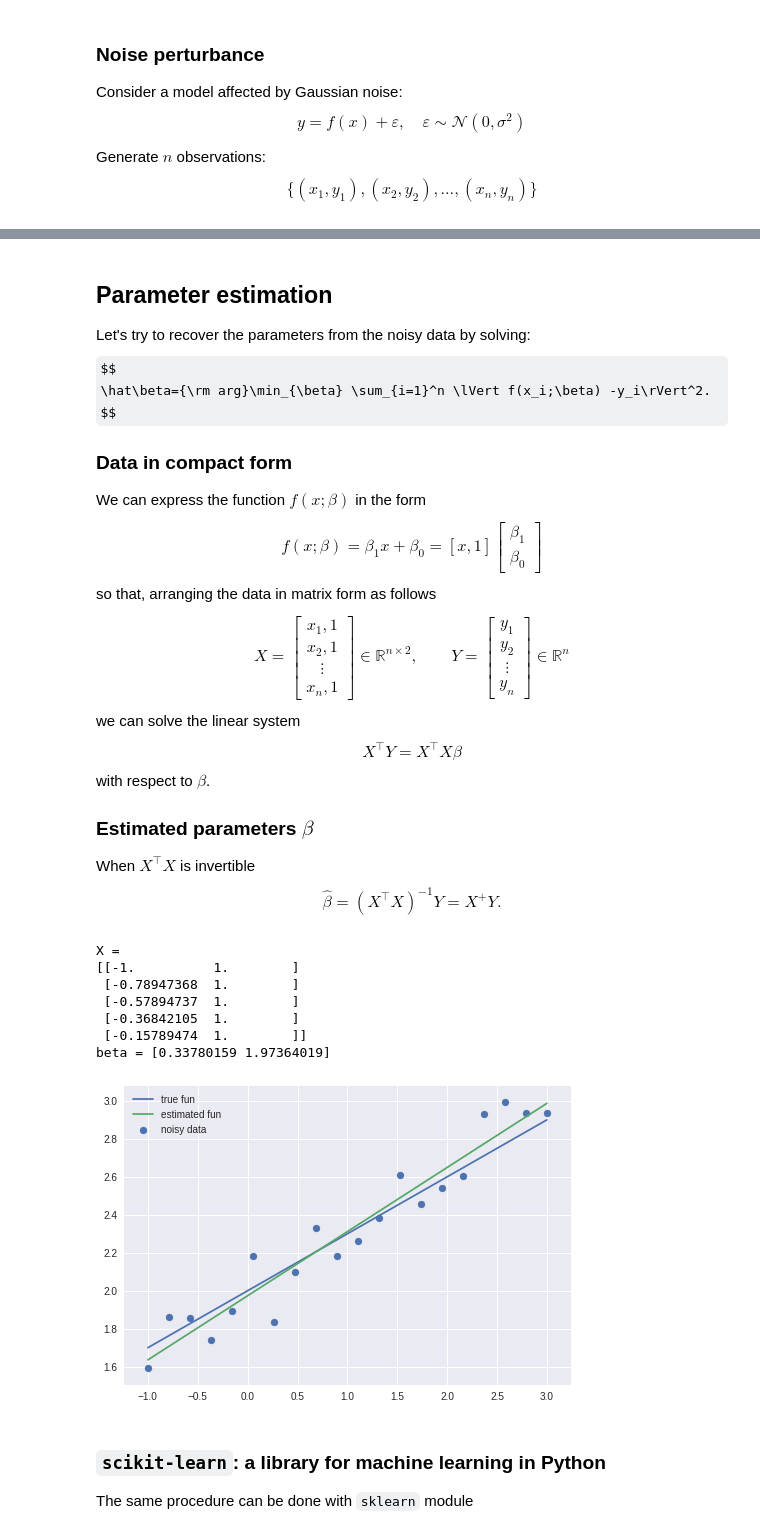
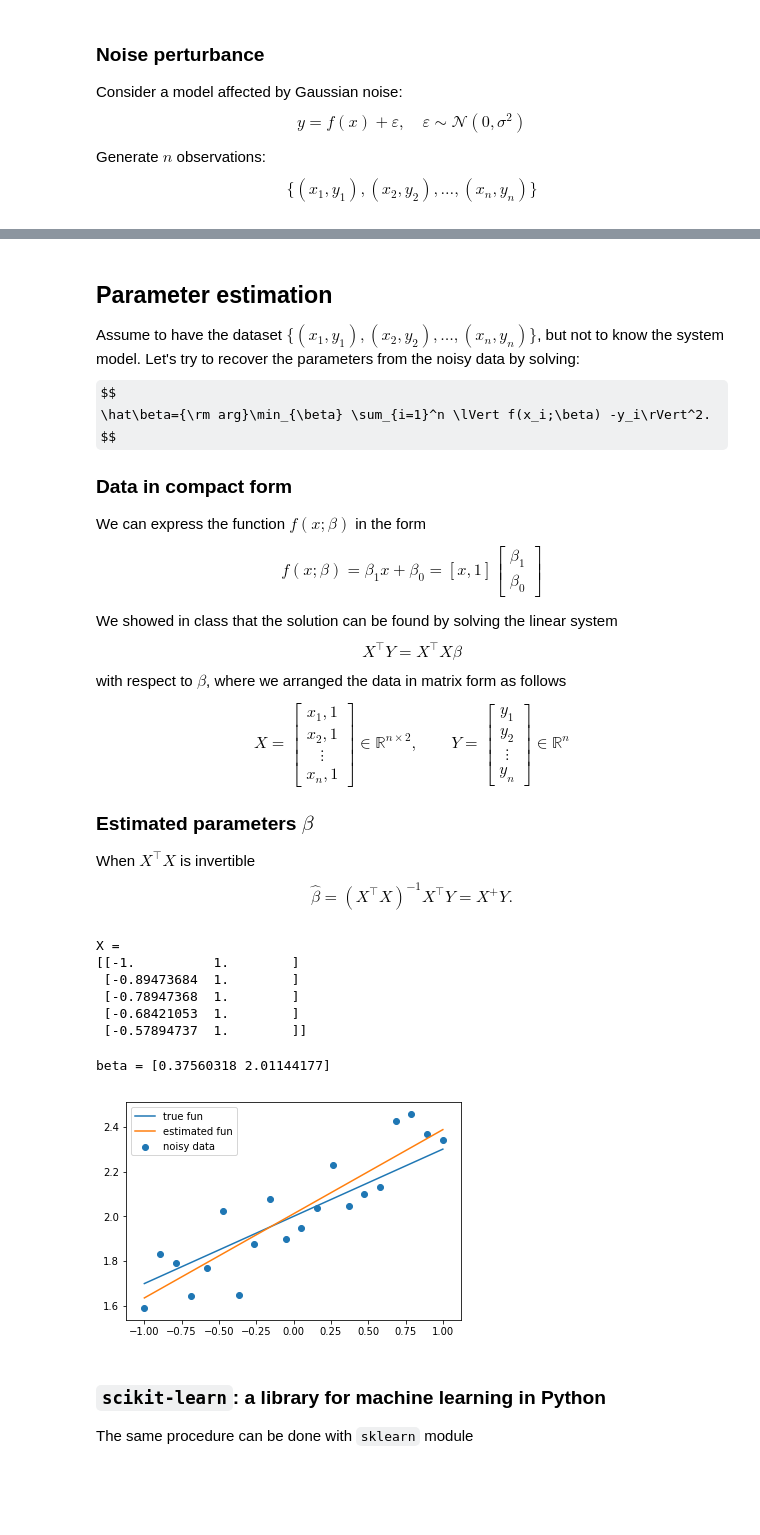
Before and after one commit to danielegrattarola/ml-18-19, a Jupyter notebook: 01_linear_regression.ipynb, the cells around one changed output, grey strips where cells are left out. Saved outputs shown, nothing was run; the diff lists cells and outputs as text; code cells hidden in the pictures; some formulas as TeX source; blank space fills up the shorter version.

```diff
--- a/01_linear_regression.ipynb
+++ b/01_linear_regression.ipynb
@@ -46,13 +48,13 @@ Consider a model affected by Gaussian noise: $$ y = f(x) + \varepsilon, \quad\va
 
 Generate $n$ observations: $$\{(x_1,y_1),(x_2,y_2),\dots,(x_n,y_n)\}$$
 # %%
-# seed for the pseudo random generator
+# seed for the pseudo-random generator
 np.random.seed(123)
 
 n = 20  # number of data points
 
 # regressor
-x = np.linspace(-1, 3, n)
+x = np.linspace(-1, 1, n)
 # noise
 sigma = 0.1  # std of the noise
 eps = np.random.normal(loc=0, scale=sigma, size=n)
@@ -68,6 +70,7 @@ plt.legend();
 # %% [markdown]
 ## Parameter estimation
 
+Assume to have the dataset $\{(x_1,y_1),(x_2,y_2),\dots,(x_n,y_n)\}$, but not to know the system model.
 Let's try to recover the parameters from the noisy data by solving:
 $$
 \hat\beta={\rm arg}\min_{\beta} \sum_{i=1}^n \lVert f(x_i;\beta) -y_i\rVert^2.
@@ -78,7 +81,12 @@ We can express the function $f(x;\beta)$ in the form
 $$
 f(x;\beta) = \beta_1 x + \beta_0 = \left[x, 1 \right] \left[\begin{array}{c}\beta_1 \\ \beta_0 \end{array} \right]
 $$
-so that, arranging the data in matrix form as follows
+
+We showed in class that the solution can be found by solving the linear system
+$$
+X^\top Y = X^\top X \beta
+$$
+with respect to $\beta$, where we arranged the data in matrix form as follows
 $$
 X = \left[
 \begin{array}{c}
@@ -100,42 +108,39 @@ y_n
 \right]
 \in \mathbb{R}^{n}
 $$
-we can solve the linear system
-$$
-X^\top Y = X^\top X \beta
-$$
-with respect to $\beta$.
 
 ### Estimated parameters $\beta$
 When $X^\top X$ is invertible
-$$\hat\beta = (X^\top X)^{-1}Y = X^+ Y.$$
+$$\hat\beta = (X^\top X)^{-1}X^\top Y = X^+ Y.$$
+# %%
+# construct matrix X
+ones_vec = np.ones((n, 1))
+x = x.reshape(n, 1)
+X = np.concatenate((x, ones_vec), axis=1)
+print('X = ')
+print(X[:5])
+# %% [output]
+X =
+[[-1.          1.        ]
+ [-0.89473684  1.        ]
+ [-0.78947368  1.        ]
+ [-0.68421053  1.        ]
+ [-0.57894737  1.        ]]
 # %%
-# construct matrix X
-ones_vec = np.ones((n, 1))
-x = x.reshape(n, 1)
-X = np.concatenate((x, ones_vec), axis=1)
-print('X = ')
-print(X[:5])
-
 # find beta such that X^T X * beta = X^T y
-beta_est = np.linalg.solve(X.T @ X, X.T @ y)
-y_est = np.dot(X, beta_est)
+beta_est = np.linalg.inv(X.T @ X) @ X.T @ y
+#beta_est = np.linalg.solve(X.T @ X, X.T @ y)
+y_est = X[:, 0] * beta_est[0] + beta_est[1]
 print('beta = {}'.format(beta_est))
 
 # plot
 plt.plot(x, lin_fun(x), label='true fun');  # original linear function
 plt.scatter(x, y, label='noisy data');      # data affected by noise
 plt.plot(x, y_est, label='estimated fun');  # estimate linear function
 plt.legend();
 # %% [output]
-X =
-[[-1.          1.        ]
- [-0.78947368  1.        ]
- [-0.57894737  1.        ]
- [-0.36842105  1.        ]
- [-0.15789474  1.        ]]
-beta = [0.33780159 1.97364019]
+beta = [0.37560318 2.01144177]
-[figure, old version]
+[figure, new version]
 # %% [markdown]
 ### `scikit-learn`: a library for machine learning in Python
 
```
Also changed, not shown: parts of 17 cells of this notebook.
